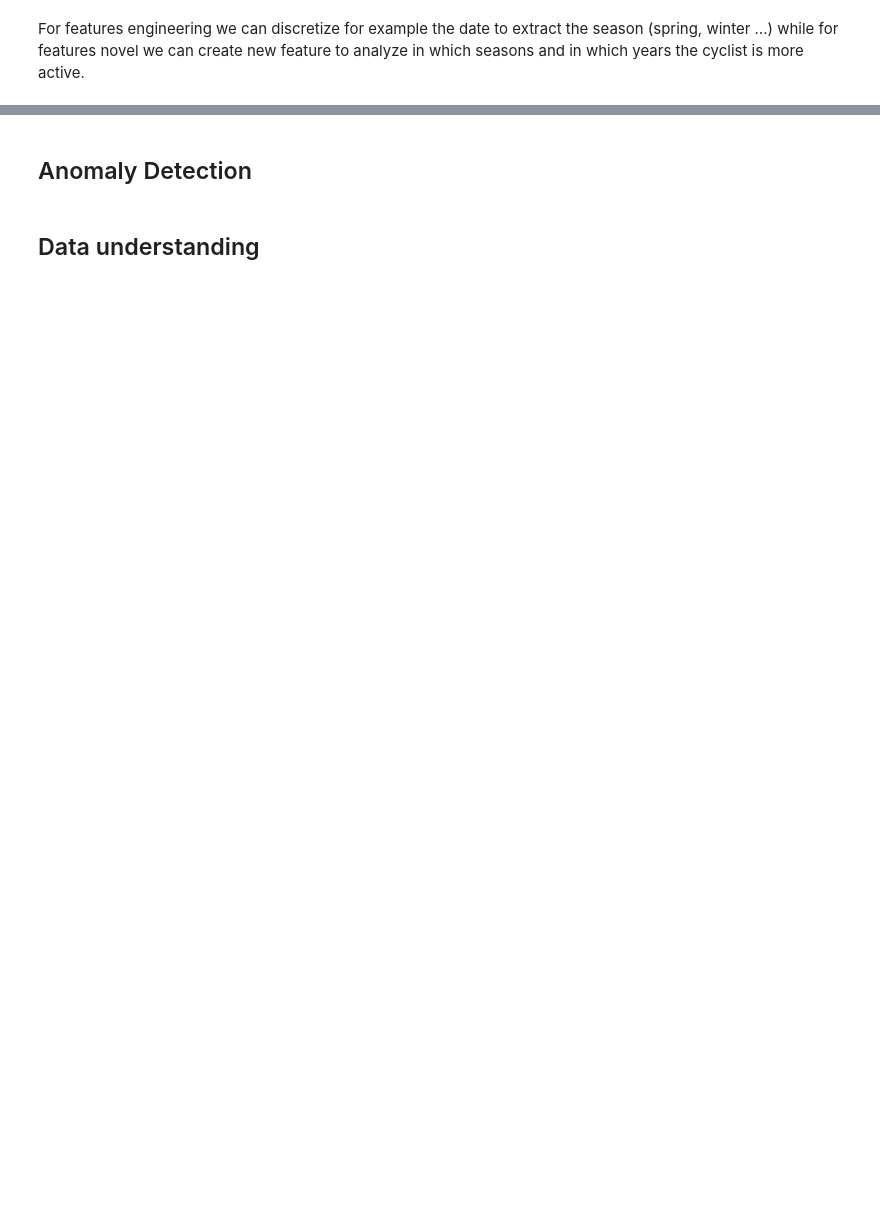
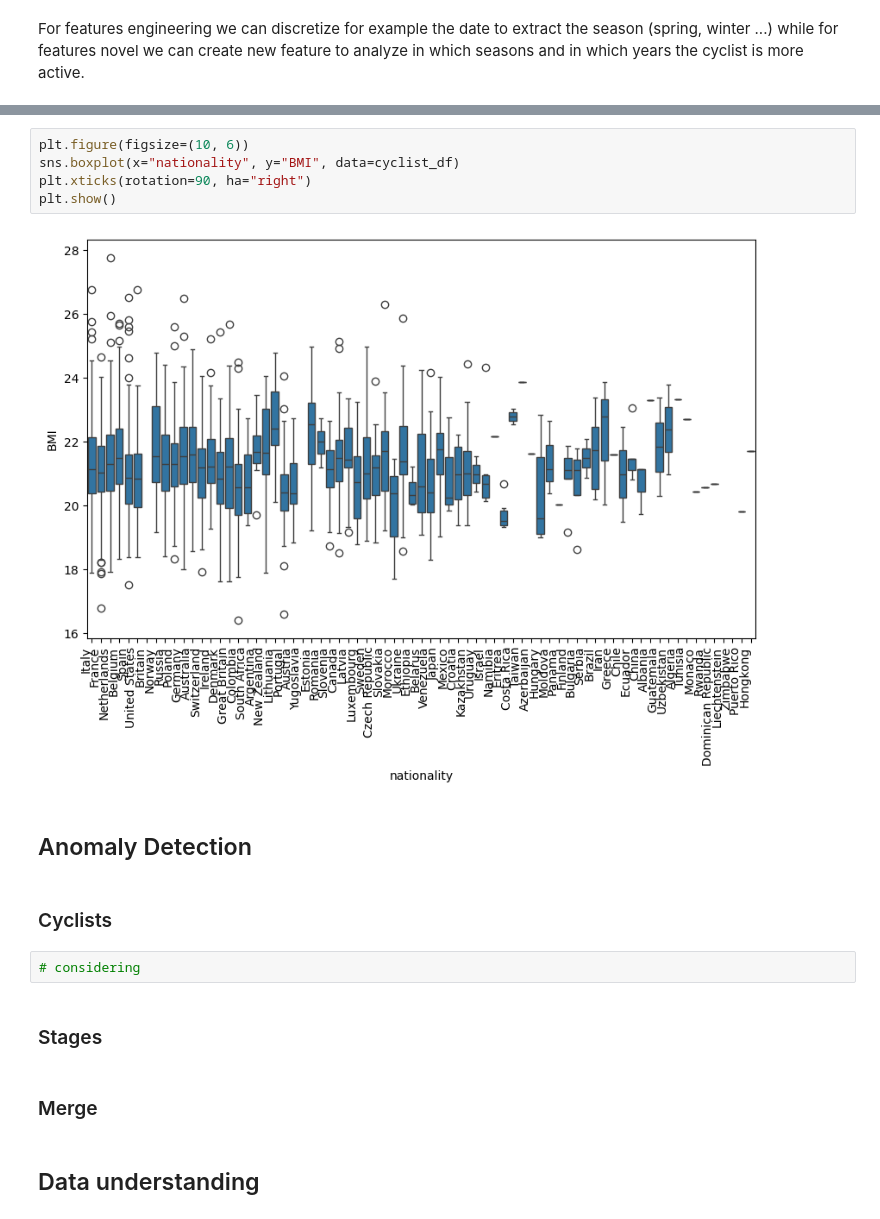
Before and after one commit to DiVitoTommaso/Cyclists-Races_Data-Mining, a Jupyter notebook: FeatEng.ipynb, the cells around one changed output, grey strips where cells are left out. Saved outputs shown, nothing was run; the diff lists cells and outputs as text; blank space fills up the shorter version.

```diff
--- a/FeatEng.ipynb
+++ b/FeatEng.ipynb
@@ -102,4 +123,19 @@ stages_df.tail(10)
+# %%
+plt.figure(figsize=(10, 6))
+sns.boxplot(x="nationality", y="BMI", data=cyclist_df)
+plt.xticks(rotation=90, ha="right")
+plt.show()
+# %% [output]
+[figure, added]
 # %% [markdown]
 ## Anomaly Detection
+# %% [markdown]
+### Cyclists
+# %%
+# considering
+# %% [markdown]
+### Stages
+# %% [markdown]
+### Merge
 # %% [markdown]
 ## Data understanding
```
Also changed, not shown: parts of 11 cells of this notebook, 2 other files.
